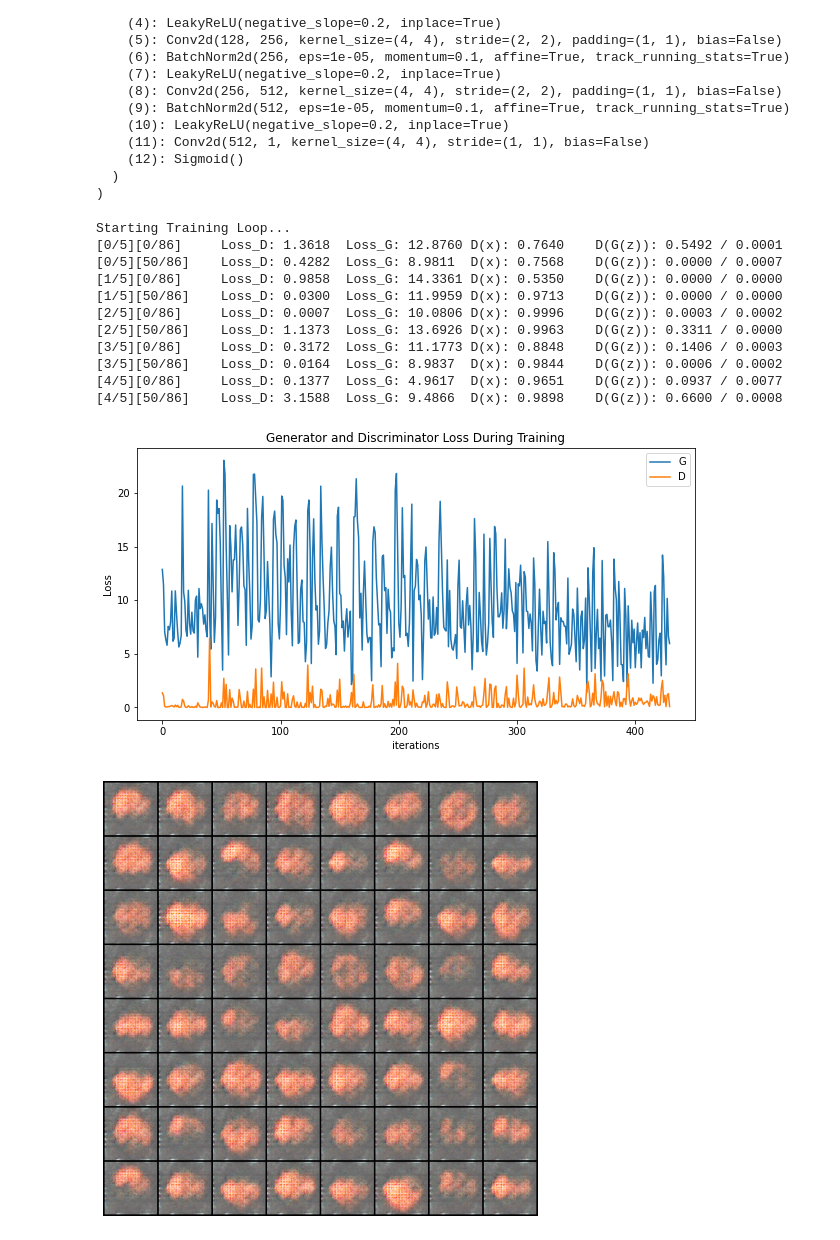
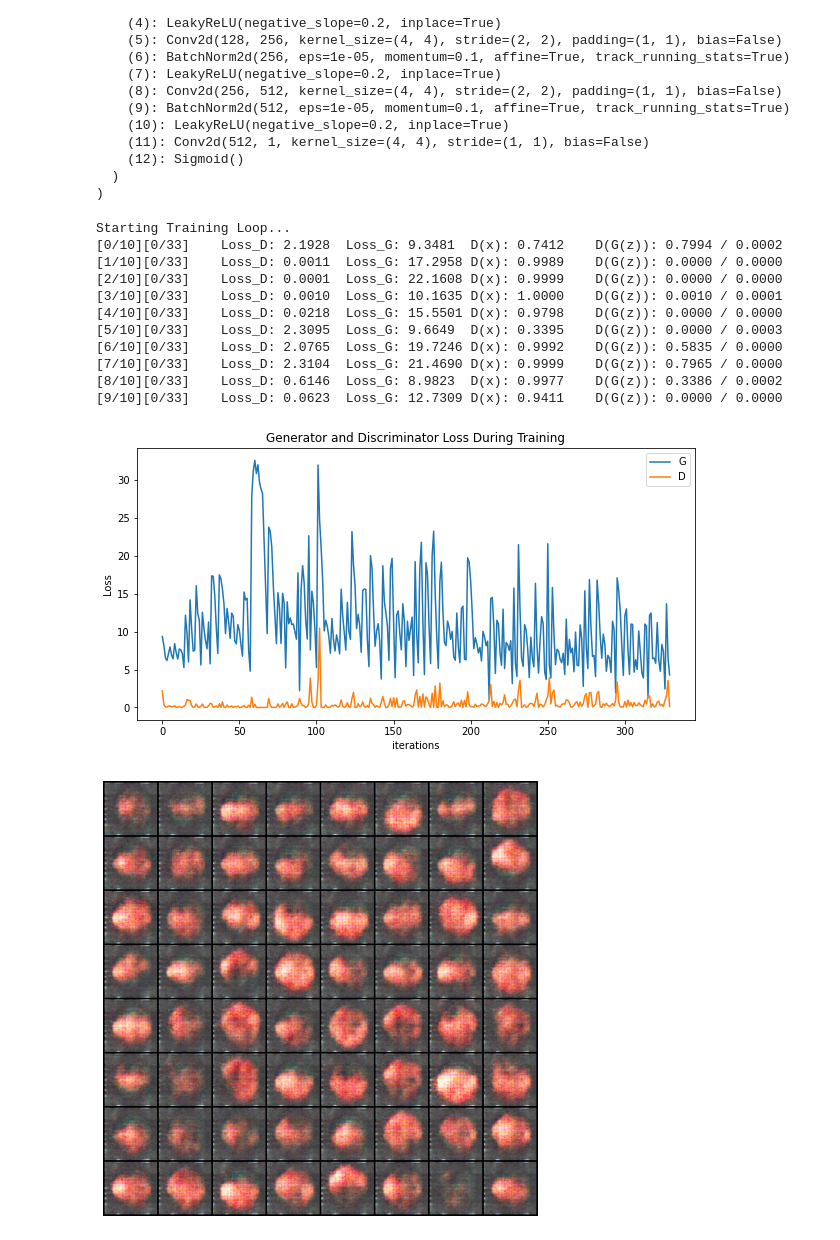
Before and after one commit to ParvN/GAN-on-strawberry-dataset, a Jupyter notebook: run_model.ipynb, the cells around one changed output. Drawn from its saved outputs; the diff is of its cells as text; code cells hidden in the pictures.

```diff
--- a/run_model.ipynb
+++ b/run_model.ipynb
@@ -16,7 +16,7 @@ import matplotlib.pyplot as plt
 training_set = strawberry('train_data/')
 test_set = strawberry('test_data/')
 # %%
-batch_size = 3
+batch_size = 8
 train_params = {'batch_size': batch_size,
                 'shuffle': True,
                 'num_workers': 0}
@@ -50,7 +50,7 @@ ngf = 64
 ndf = 64
 
 # Number of training epochs
-num_epochs = 5
+num_epochs = 10
 
 # Learning rate for optimizers
 lr = 0.0002
@@ -132,6 +132,7 @@ optimizerD = optim.Adam(netD.parameters(), lr=lr, betas=(beta1, 0.999))
 optimizerG = optim.Adam(netG.parameters(), lr=lr, betas=(beta1, 0.999))
 # %%
 img_list = []
+r_img_list = []
 G_losses = []
 D_losses = []
 iters = 0
@@ -149,7 +150,7 @@ for epoch in range(num_epochs):
         netD.zero_grad()
         # Format batch
         real_cpu = data.to(device)
-        b_size = real_cpu.size(0)
+        b_size = batch_size
 
         label = torch.full((b_size,), real_label, dtype=torch.float, device=device)
         # Forward pass real batch through D
@@ -204,24 +205,25 @@ for epoch in range(num_epochs):
         D_losses.append(errD.item())
 
         # Check how the generator is doing by saving G's output on fixed_noise
-        if (iters % 500 == 0) or ((epoch == num_epochs-1) and (i == len(train_loader)-1)):
+        if ((epoch == num_epochs-1) and (i == len(train_loader)-1)):
             with torch.no_grad():
                 fake = netG(fixed_noise).detach().cpu()
             img_list.append(vutils.make_grid(fake, padding=2, normalize=True))
 
+
         iters += 1
 # %% [output]
 Starting Training Loop...
-[0/5][0/86]     Loss_D: 1.3618  Loss_G: 12.8760 D(x): 0.7640    D(G(z)): 0.5492 / 0.0001
-[0/5][50/86]    Loss_D: 0.4282  Loss_G: 8.9811  D(x): 0.7568    D(G(z)): 0.0000 / 0.0007
-[1/5][0/86]     Loss_D: 0.9858  Loss_G: 14.3361 D(x): 0.5350    D(G(z)): 0.0000 / 0.0000
-[1/5][50/86]    Loss_D: 0.0300  Loss_G: 11.9959 D(x): 0.9713    D(G(z)): 0.0000 / 0.0000
-[2/5][0/86]     Loss_D: 0.0007  Loss_G: 10.0806 D(x): 0.9996    D(G(z)): 0.0003 / 0.0002
-[2/5][50/86]    Loss_D: 1.1373  Loss_G: 13.6926 D(x): 0.9963    D(G(z)): 0.3311 / 0.0000
-[3/5][0/86]     Loss_D: 0.3172  Loss_G: 11.1773 D(x): 0.8848    D(G(z)): 0.1406 / 0.0003
-[3/5][50/86]    Loss_D: 0.0164  Loss_G: 8.9837  D(x): 0.9844    D(G(z)): 0.0006 / 0.0002
-[4/5][0/86]     Loss_D: 0.1377  Loss_G: 4.9617  D(x): 0.9651    D(G(z)): 0.0937 / 0.0077
-[4/5][50/86]    Loss_D: 3.1588  Loss_G: 9.4866  D(x): 0.9898    D(G(z)): 0.6600 / 0.0008
+[0/10][0/33]    Loss_D: 2.1928  Loss_G: 9.3481  D(x): 0.7412    D(G(z)): 0.7994 / 0.0002
+[1/10][0/33]    Loss_D: 0.0011  Loss_G: 17.2958 D(x): 0.9989    D(G(z)): 0.0000 / 0.0000
+[2/10][0/33]    Loss_D: 0.0001  Loss_G: 22.1608 D(x): 0.9999    D(G(z)): 0.0000 / 0.0000
+[3/10][0/33]    Loss_D: 0.0010  Loss_G: 10.1635 D(x): 1.0000    D(G(z)): 0.0010 / 0.0001
+[4/10][0/33]    Loss_D: 0.0218  Loss_G: 15.5501 D(x): 0.9798    D(G(z)): 0.0000 / 0.0000
+[5/10][0/33]    Loss_D: 2.3095  Loss_G: 9.6649  D(x): 0.3395    D(G(z)): 0.0000 / 0.0003
+[6/10][0/33]    Loss_D: 2.0765  Loss_G: 19.7246 D(x): 0.9992    D(G(z)): 0.5835 / 0.0000
+[7/10][0/33]    Loss_D: 2.3104  Loss_G: 21.4690 D(x): 0.9999    D(G(z)): 0.7965 / 0.0000
+[8/10][0/33]    Loss_D: 0.6146  Loss_G: 8.9823  D(x): 0.9977    D(G(z)): 0.3386 / 0.0002
+[9/10][0/33]    Loss_D: 0.0623  Loss_G: 12.7309 D(x): 0.9411    D(G(z)): 0.0000 / 0.0000
 # %%
 plt.figure(figsize=(10,5))
 plt.title("Generator and Discriminator Loss During Training")
@@ -232,10 +234,10 @@ plt.ylabel("Loss")
 plt.legend()
 plt.show()
 # %% [output]
-[figure, old version]
+[figure, new version]
 # %%
-fig = plt.figure(figsize=(8,8))
+fig = plt.figure(figsize=(10,8))
 plt.axis("off")
 ims = [[plt.imshow(np.transpose(i,(1,2,0)), animated=True)] for i in img_list]
 # %% [output]
-[figure, old version]
+[figure, new version]
```
Also changed, not shown: parts of 1 cell of this notebook.
